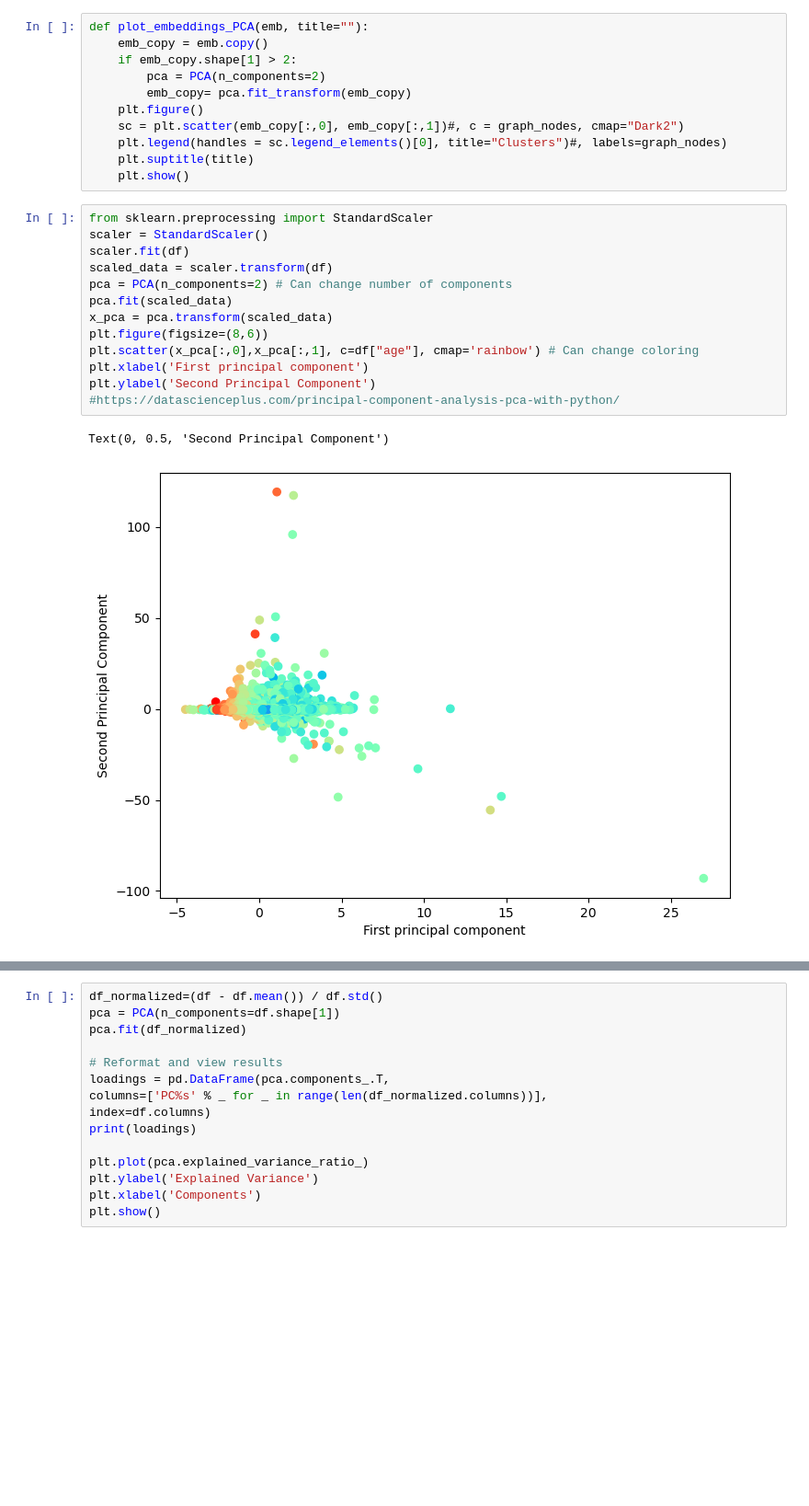
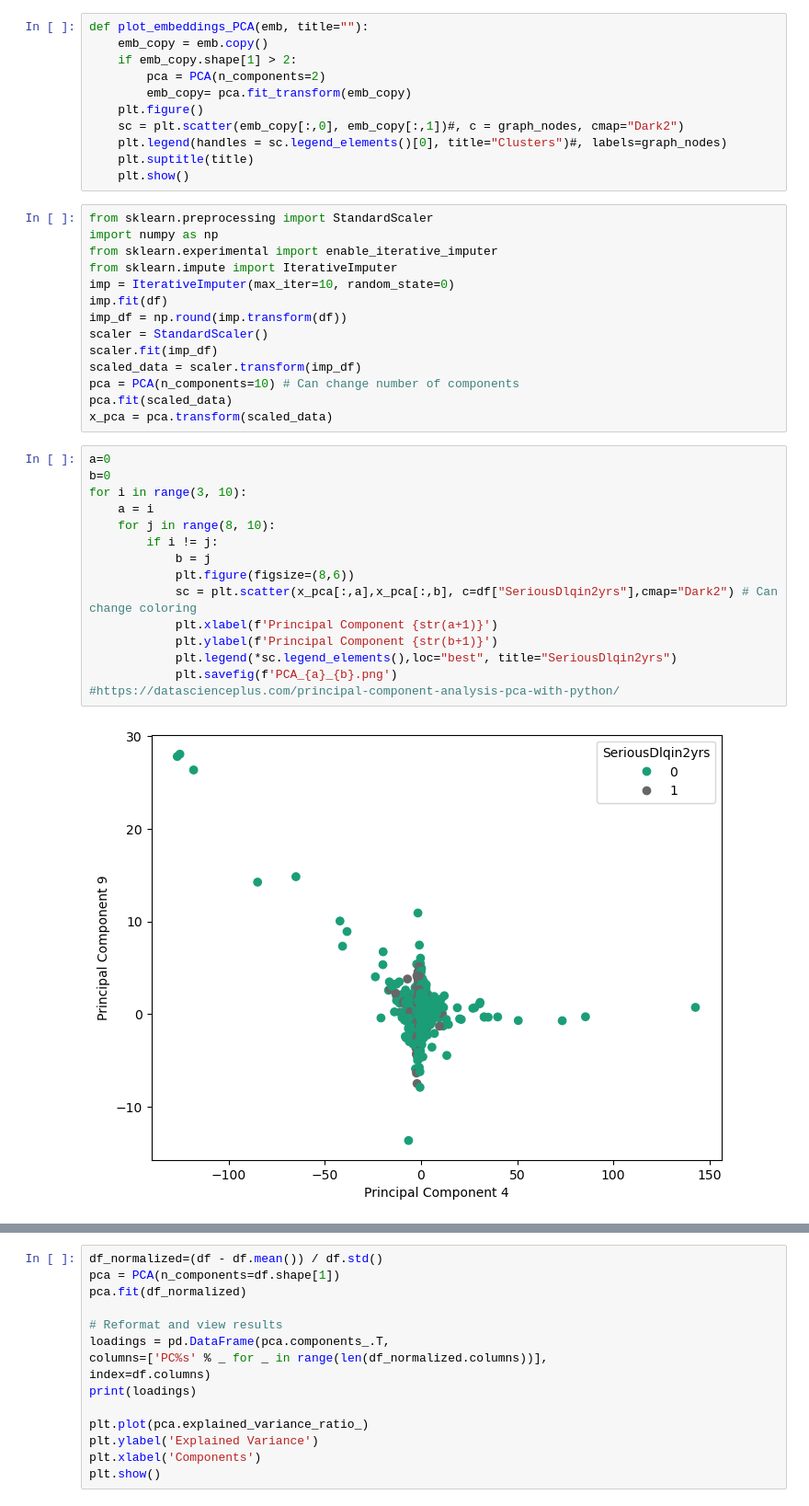
Before and after one commit to TesfaAsmara/m154, a Jupyter notebook: nbs/group_project_visualization.ipynb, the cells around one changed output, grey strips where cells are left out. Shown: that part at 92% size. Saved outputs shown, nothing was run; the diff lists cells and outputs as text; blank space fills up the shorter version.

```diff
--- a/nbs/group_project_visualization.ipynb
+++ b/nbs/group_project_visualization.ipynb
@@ -88,17 +125,32 @@ def plot_embeddings_PCA(emb, title=""):
     plt.show()
 # %%
 from sklearn.preprocessing import StandardScaler
+import numpy as np
+from sklearn.experimental import enable_iterative_imputer
+from sklearn.impute import IterativeImputer
+imp = IterativeImputer(max_iter=10, random_state=0)
+imp.fit(df)
+imp_df = np.round(imp.transform(df))
 scaler = StandardScaler()
-scaler.fit(df)
-scaled_data = scaler.transform(df)
-pca = PCA(n_components=2) # Can change number of components
+scaler.fit(imp_df)
+scaled_data = scaler.transform(imp_df)
+pca = PCA(n_components=10) # Can change number of components
 pca.fit(scaled_data)
 x_pca = pca.transform(scaled_data)
-plt.figure(figsize=(8,6))
-plt.scatter(x_pca[:,0],x_pca[:,1], c=df["age"], cmap='rainbow') # Can change coloring
-plt.xlabel('First principal component')
-plt.ylabel('Second Principal Component')
-#https://datascienceplus.com/principal-component-analysis-pca-with-python/
-# %% [output]
-Text(0, 0.5, 'Second Principal Component')
-[figure, removed]
+# %%
+a=0
+b=0
+for i in range(3, 10):
+    a = i
+    for j in range(8, 10):
+        if i != j:
+            b = j
+            plt.figure(figsize=(8,6))
+            sc = plt.scatter(x_pca[:,a],x_pca[:,b], c=df["SeriousDlqin2yrs"],cmap="Dark2") # Can change coloring
+            plt.xlabel(f'Principal Component {str(a+1)}')
+            plt.ylabel(f'Principal Component {str(b+1)}')
+            plt.legend(*sc.legend_elements(),loc="best", title="SeriousDlqin2yrs")
+            plt.savefig(f'PCA_{a}_{b}.png')
+#https://datascienceplus.com/principal-component-analysis-pca-with-python/
+# %% [output]
+[figure, added]
```
Also changed, not shown: parts of 7 cells of this notebook.
